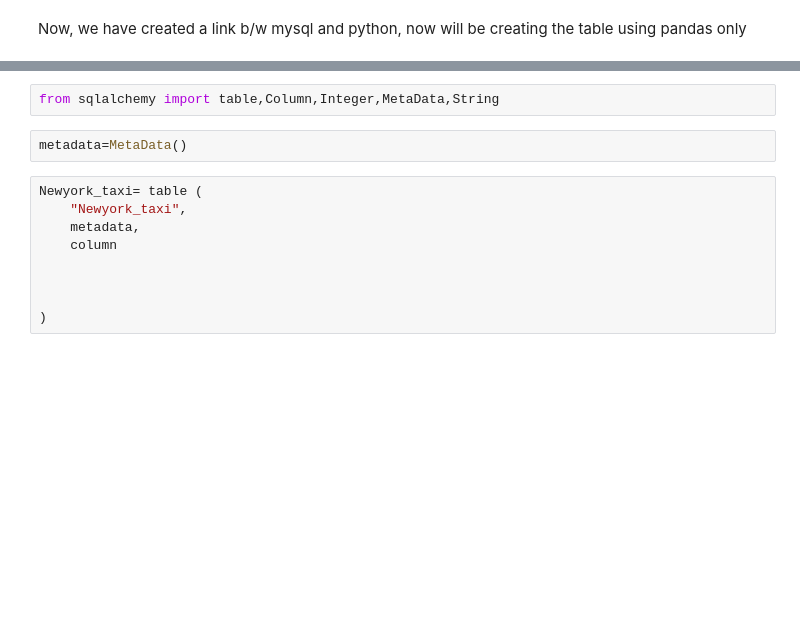
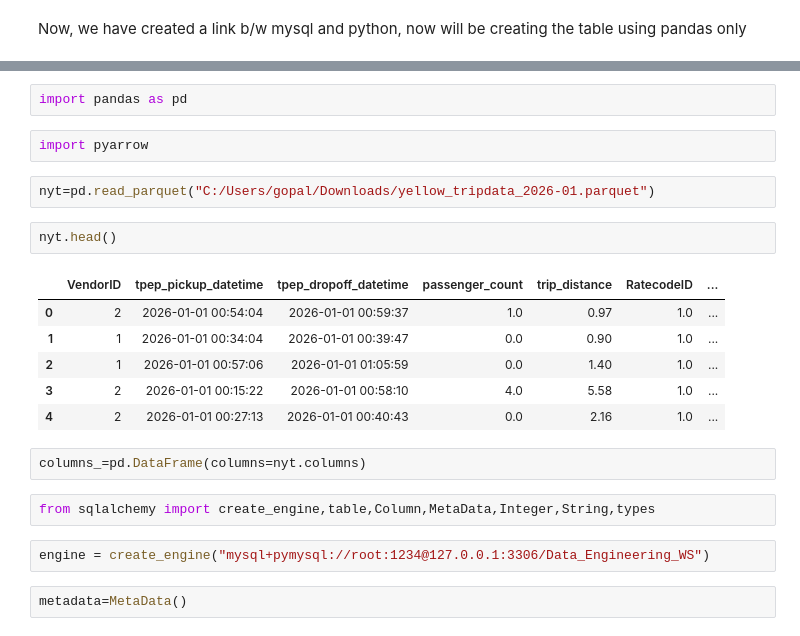
Before and after one commit to gautam-bigdata/Starting-with-Data-Engineering, a Jupyter notebook: SQLalchemy.ipynb, the cells around one changed output, grey strips where cells are left out. Cells and saved outputs as stored; diff of their text form; blank space fills up the shorter version.

Commit message:
injested data from python to sql

```diff
--- a/SQLalchemy.ipynb
+++ b/SQLalchemy.ipynb
@@ -242,13 +248,23 @@ Requirement already satisfied: typing-extensions>=4.6.0 in .\.venv\Lib\site-pack
-# %%
-from sqlalchemy import table,Column,Integer,MetaData,String
+# %%
+import pandas as pd
+# %%
+import pyarrow
+# %%
+nyt=pd.read_parquet("C:/Users/gopal/Downloads/yellow_tripdata_2026-01.parquet")
+# %%
+nyt.head()
+# %% [output]
+|  | VendorID | tpep_pickup_datetime | tpep_dropoff_datetime | passenger_count | trip_distance | RatecodeID | ... |
+| 0 | 2 | 2026-01-01 00:54:04 | 2026-01-01 00:59:37 | 1.0 | 0.97 | 1.0 | ... |
+| 1 | 1 | 2026-01-01 00:34:04 | 2026-01-01 00:39:47 | 0.0 | 0.90 | 1.0 | ... |
+| 2 | 1 | 2026-01-01 00:57:06 | 2026-01-01 01:05:59 | 0.0 | 1.40 | 1.0 | ... |
+| 3 | 2 | 2026-01-01 00:15:22 | 2026-01-01 00:58:10 | 4.0 | 5.58 | 1.0 | ... |
+| 4 | 2 | 2026-01-01 00:27:13 | 2026-01-01 00:40:43 | 0.0 | 2.16 | 1.0 | ... |
+# %%
+columns_=pd.DataFrame(columns=nyt.columns)
+# %%
+from sqlalchemy import create_engine,table,Column,MetaData,Integer,String,types
+# %%
+engine = create_engine("mysql+pymysql://root:1234@127.0.0.1:3306/Data_Engineering_WS")
 # %%
 metadata=MetaData()
-# %%
-Newyork_taxi= table (
-    "Newyork_taxi",
-    metadata,
-    column
-
-
-
-)
```
Also changed, not shown: parts of 18 cells of this notebook.
